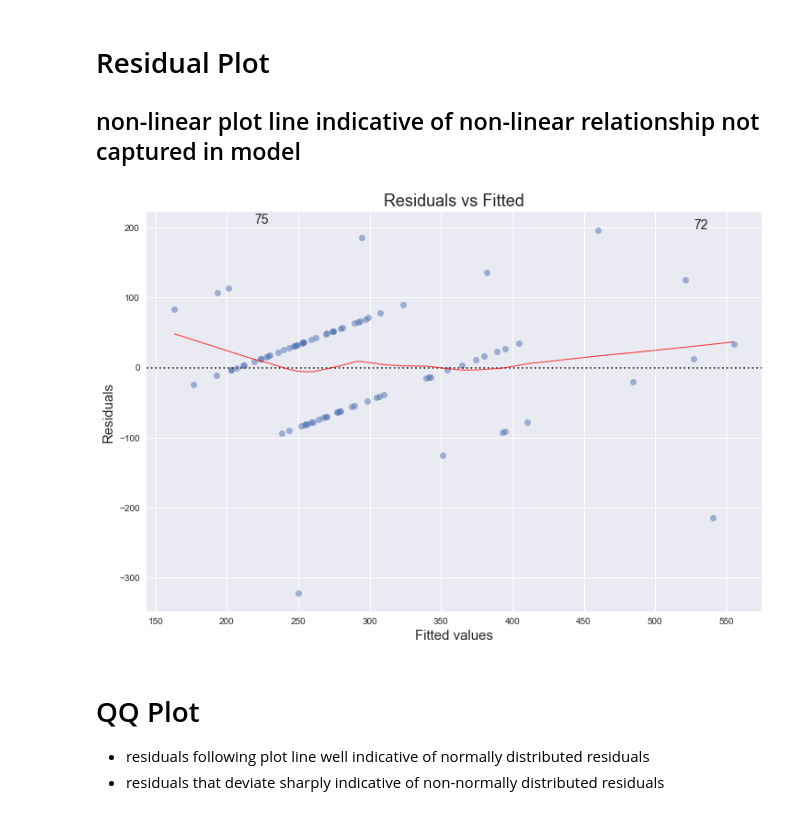
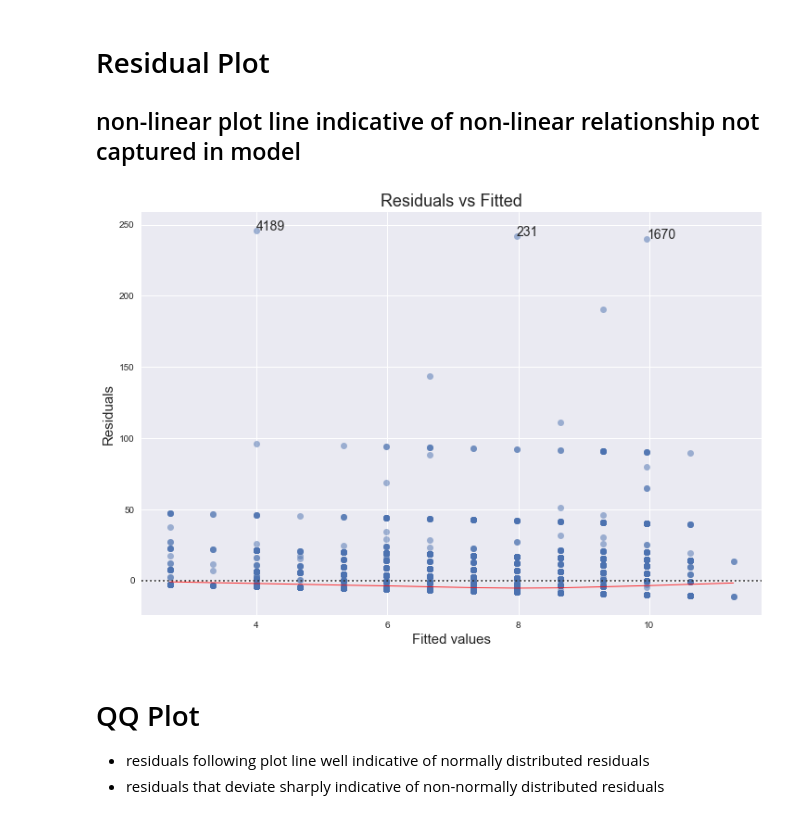
Before and after one commit to mvrieze/python_seminar, a Jupyter notebook: OLS_Ch3_Ex09.ipynb, the cells around one changed output. Cells and saved outputs as stored; diff of their text form; code cells hidden in the pictures.

```diff
--- a/OLS_Ch3_Ex09.ipynb
+++ b/OLS_Ch3_Ex09.ipynb
@@ -71,7 +71,7 @@ from IPython.display import Latex
 # %%
 %%time
 #df = pd.read_csv(BytesIO(csv_as_bytes),sep='|',nrows=100000)
-df1 = pd.read_stata('C://Users//a1000391//Desktop//Machine Learning Lab//Pandas//firepit-master//charity.dta')
+df1 = pd.read_stata('C://Users//a1325728//Documents//Econometrics Training//Data//charity.dta')
 print(df1.head())
 # %% [output]
    respond  gift  resplast   weekslast  propresp  mailsyear  giftlast  avggift
@@ -108,7 +108,7 @@ Wall time: 6.95 ms
 # %% [markdown]
 ### Estimate: $gift = \beta_{0} + \beta_{1}mailsyear + \beta_{2}giftlast + \beta_{3}propresp + \mu$
 # %%
-formula = '''gift ~ mailsyear + giftlast + propresp
+formula = '''gift ~ mailsyear
 '''
 #model = ols(formula, df).fit(cov_type='HC0')
 model = ols(formula, df1)
@@ -263,27 +362,27 @@ model_cooks = results.get_influence().cooks_distance[0]
 # %%
 plot_lm_1 = plt.figure(1)
 plot_lm_1.set_figheight(8)
 plot_lm_1.set_figwidth(12)
 
-plot_lm_1.axes[0] = sns.residplot(model_fitted_y, 'sqrft', data=df1,
+plot_lm_1.axes[0] = sns.residplot(model_fitted_y, 'gift', data=df1,
                           lowess=True,
                           scatter_kws={'alpha': 0.5},
                           line_kws={'color': 'red', 'lw': 1, 'alpha': 0.8})
 
 plot_lm_1.axes[0].set_title('Residuals vs Fitted')
 plot_lm_1.axes[0].set_xlabel('Fitted values')
 plot_lm_1.axes[0].set_ylabel('Residuals')
 
 # annotations
 abs_resid = model_abs_resid.sort_values(ascending=False)
 abs_resid_top_3 = abs_resid[:3]
 
 for i in abs_resid_top_3.index:
     plot_lm_1.axes[0].annotate(i,
                                xy=(model_fitted_y[i],
                                    model_residuals[i]));
 # %% [output]
-[figure, old version]
+[figure, new version]
 # %% [markdown]
 # QQ Plot
 - residuals following plot line well indicative of normally distributed residuals
```
Also changed, not shown: parts of 23 cells of this notebook.
